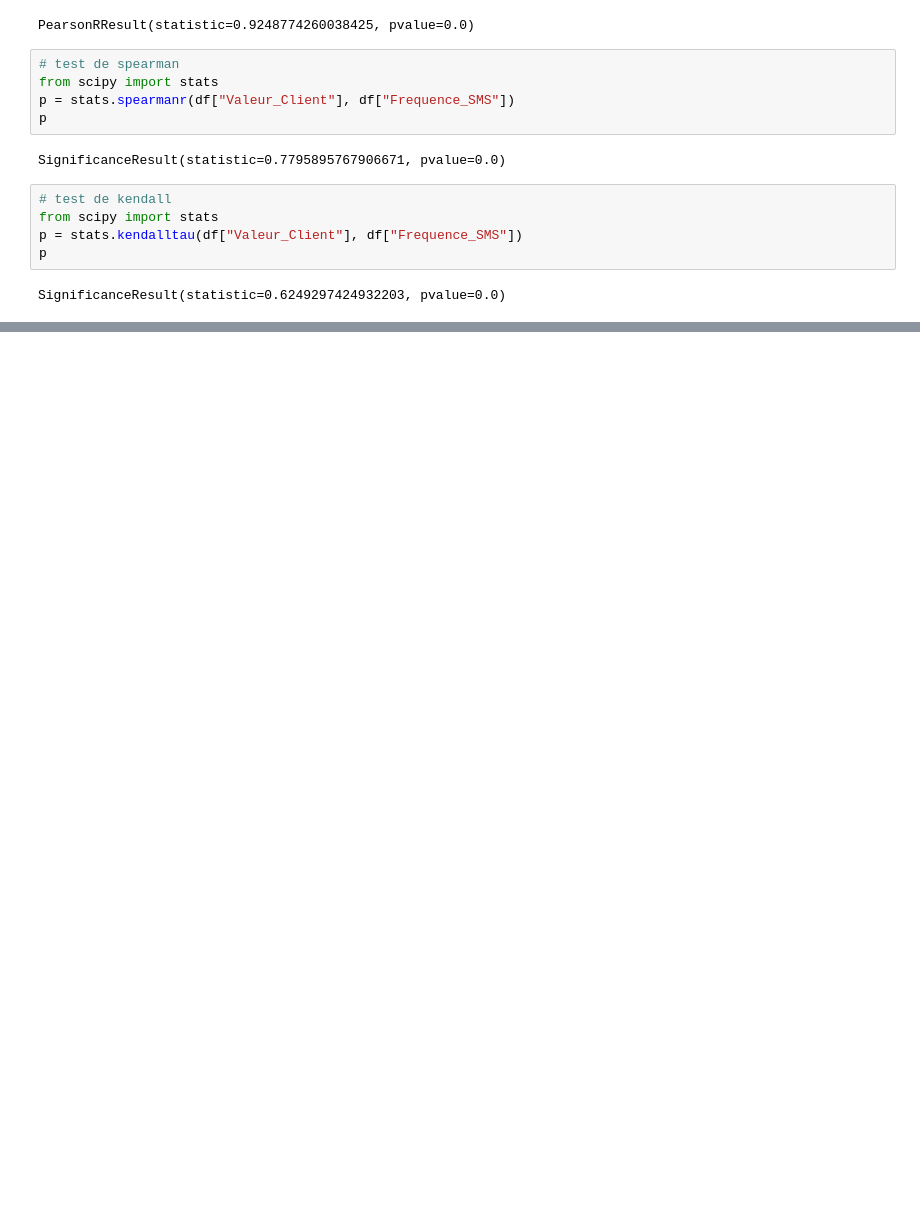
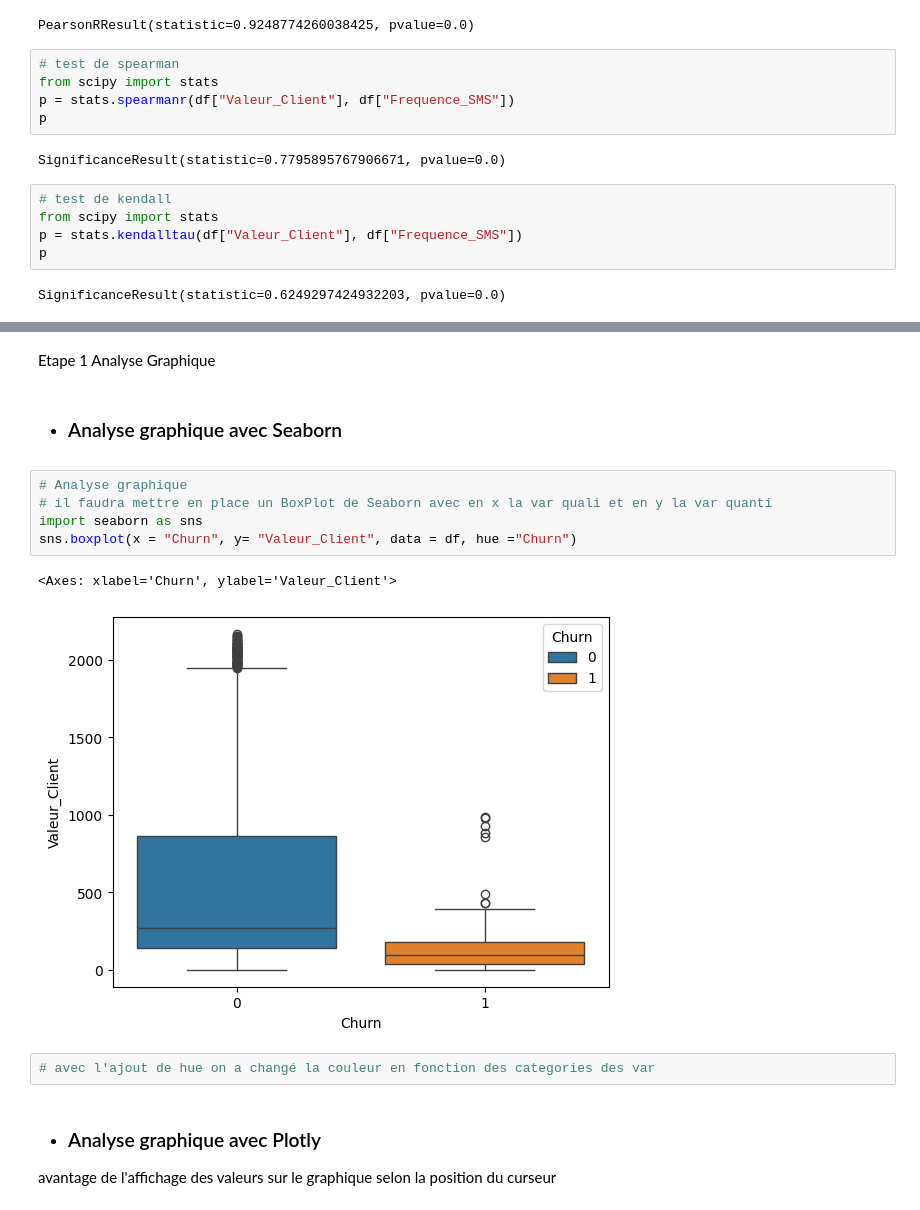
Before and after one commit to MenakoD/TestStat_Python, a Jupyter notebook: MasterClass.ipynb, the cells around one changed output, grey strips where cells are left out. Saved outputs shown, nothing was run; the diff lists cells and outputs as text; blank space fills up the shorter version.

```diff
--- a/MasterClass.ipynb
+++ b/MasterClass.ipynb
@@ -175,0 +363,17 @@ SignificanceResult(statistic=0.6249297424932203, pvalue=0.0)
+# %% [markdown]
+Etape 1 Analyse Graphique
+# %% [markdown]
+ - ### Analyse graphique avec Seaborn
+# %%
+# Analyse graphique
+# il faudra mettre en place un BoxPlot de Seaborn avec en x la var quali et en y la var quanti
+import seaborn as sns
+sns.boxplot(x = "Churn", y= "Valeur_Client", data = df, hue ="Churn")
+# %% [output]
+<Axes: xlabel='Churn', ylabel='Valeur_Client'>
+[figure, added]
+# %%
+# avec l'ajout de hue on a changé la couleur en fonction des categories des var
+# %% [markdown]
+- ### Analyse graphique avec Plotly
+ avantage de l'affichage des valeurs sur le graphique selon la position du curseur
```
Also changed, not shown: parts of 62 cells of this notebook.
